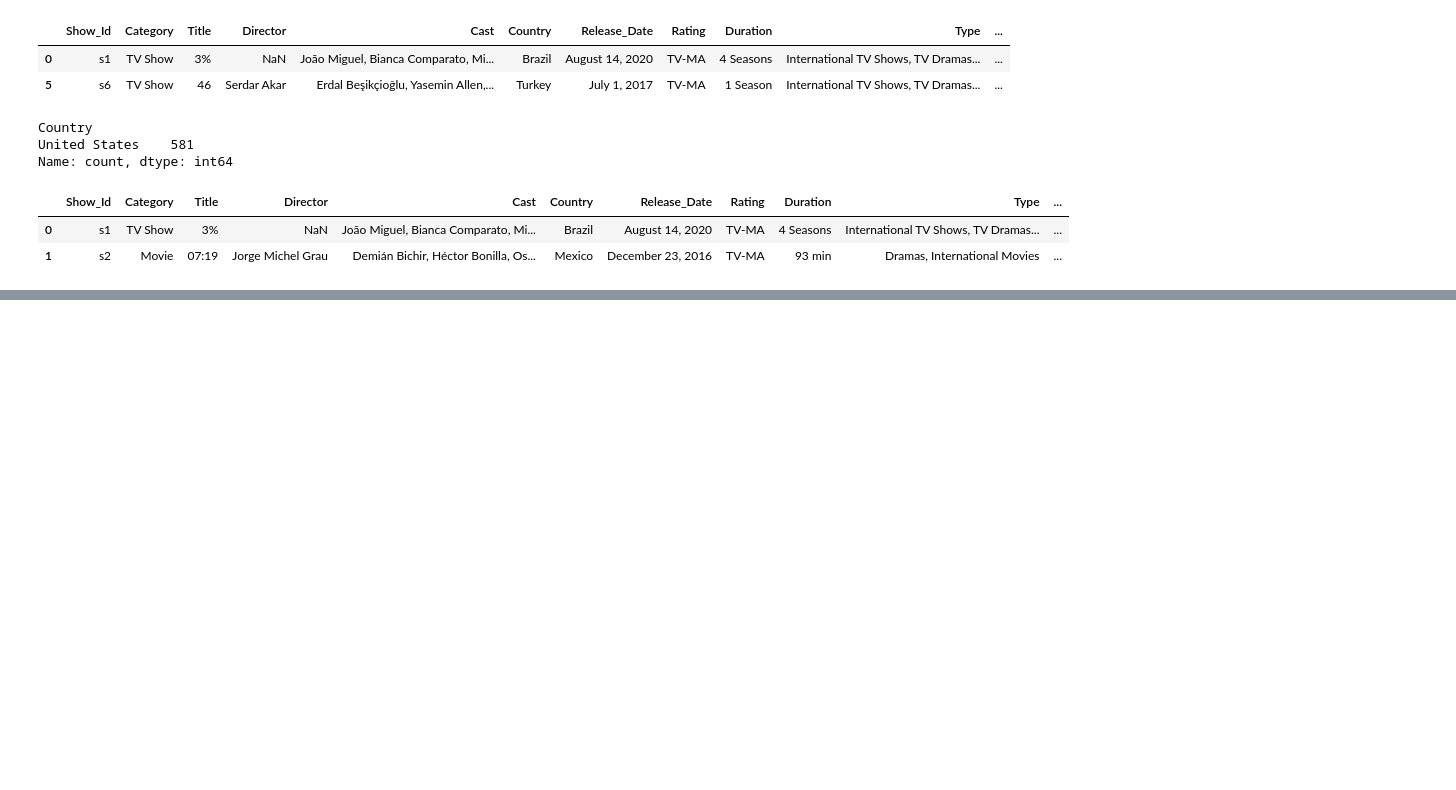
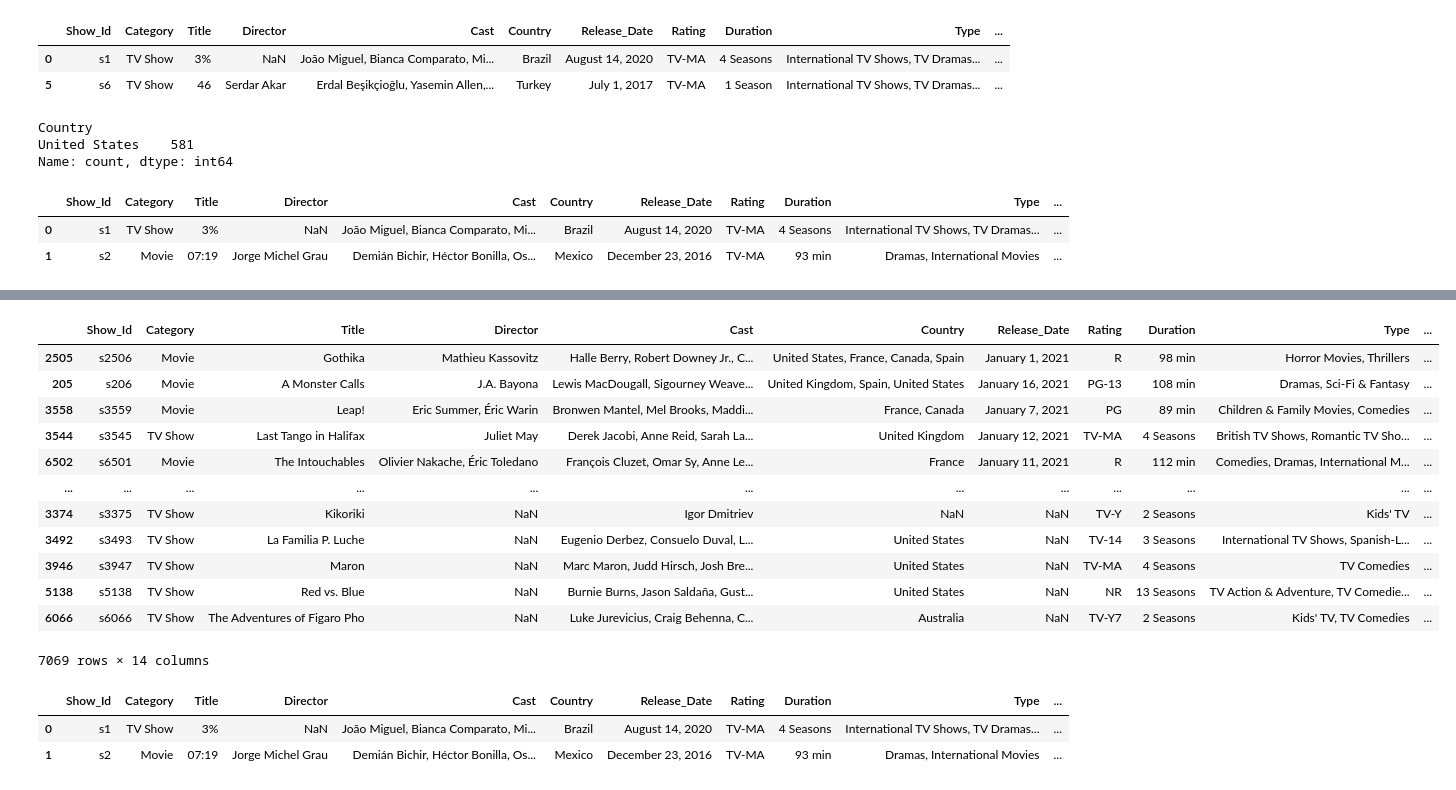
Before and after one commit to Tanay-Dwivedi/Netflix-Dataset-Data-Analysis, a Jupyter notebook: netflix_data_analysis.ipynb, the cells around one changed output, grey strips where cells are left out. Drawn from its saved outputs; the diff is of its cells as text; code cells hidden in the pictures; blank space fills up the shorter version.

```diff
--- a/netflix_data_analysis.ipynb
+++ b/netflix_data_analysis.ipynb
@@ -484,0 +501,24 @@ df.head(2)
+# %%
+df.sort_values(by = "Year", ascending = False)
+# %% [output]
+|  | Show_Id | Category | Title | Director | Cast | Country | Release_Date | Rating | Duration | Type | ... |
+| 2505 | s2506 | Movie | Gothika | Mathieu Kassovitz | Halle Berry, Robert Downey Jr., C... | United States, France, Canada, Spain | January 1, 2021 | R | 98 min | Horror Movies, Thrillers | ... |
+| 205 | s206 | Movie | A Monster Calls | J.A. Bayona | Lewis MacDougall, Sigourney Weave... | United Kingdom, Spain, United States | January 16, 2021 | PG-13 | 108 min | Dramas, Sci-Fi & Fantasy | ... |
+| 3558 | s3559 | Movie | Leap! | Eric Summer, Éric Warin | Bronwen Mantel, Mel Brooks, Maddi... | France, Canada | January 7, 2021 | PG | 89 min | Children & Family Movies, Comedies | ... |
+| 3544 | s3545 | TV Show | Last Tango in Halifax | Juliet May | Derek Jacobi, Anne Reid, Sarah La... | United Kingdom | January 12, 2021 | TV-MA | 4 Seasons | British TV Shows, Romantic TV Sho... | ... |
+| 6502 | s6501 | Movie | The Intouchables | Olivier Nakache, Éric Toledano | François Cluzet, Omar Sy, Anne Le... | France | January 11, 2021 | R | 112 min | Comedies, Dramas, International M... | ... |
+| ... | ... | ... | ... | ... | ... | ... | ... | ... | ... | ... | ... |
+| 3374 | s3375 | TV Show | Kikoriki | NaN | Igor Dmitriev | NaN | NaN | TV-Y | 2 Seasons | Kids' TV | ... |
+| 3492 | s3493 | TV Show | La Familia P. Luche | NaN | Eugenio Derbez, Consuelo Duval, L... | United States | NaN | TV-14 | 3 Seasons | International TV Shows, Spanish-L... | ... |
+| 3946 | s3947 | TV Show | Maron | NaN | Marc Maron, Judd Hirsch, Josh Bre... | United States | NaN | TV-MA | 4 Seasons | TV Comedies | ... |
+| 5138 | s5138 | TV Show | Red vs. Blue | NaN | Burnie Burns, Jason Saldaña, Gust... | United States | NaN | NR | 13 Seasons | TV Action & Adventure, TV Comedie... | ... |
+| 6066 | s6066 | TV Show | The Adventures of Figaro Pho | NaN | Luke Jurevicius, Craig Behenna, C... | Australia | NaN | TV-Y7 | 2 Seasons | Kids' TV, TV Comedies | ... |
+7069 rows × 14 columns
+# %%
+# Category is Movie and Type is Dramas OR Category is TV Show and type is Kids TV
+
+df.head(2)
+# %% [output]
+|  | Show_Id | Category | Title | Director | Cast | Country | Release_Date | Rating | Duration | Type | ... |
+| 0 | s1 | TV Show | 3% | NaN | João Miguel, Bianca Comparato, Mi... | Brazil | August 14, 2020 | TV-MA | 4 Seasons | International TV Shows, TV Dramas... | ... |
+| 1 | s2 | Movie | 07:19 | Jorge Michel Grau | Demián Bichir, Héctor Bonilla, Os... | Mexico | December 23, 2016 | TV-MA | 93 min | Dramas, International Movies | ... |
```
Also changed, not shown: parts of 3 cells of this notebook.
